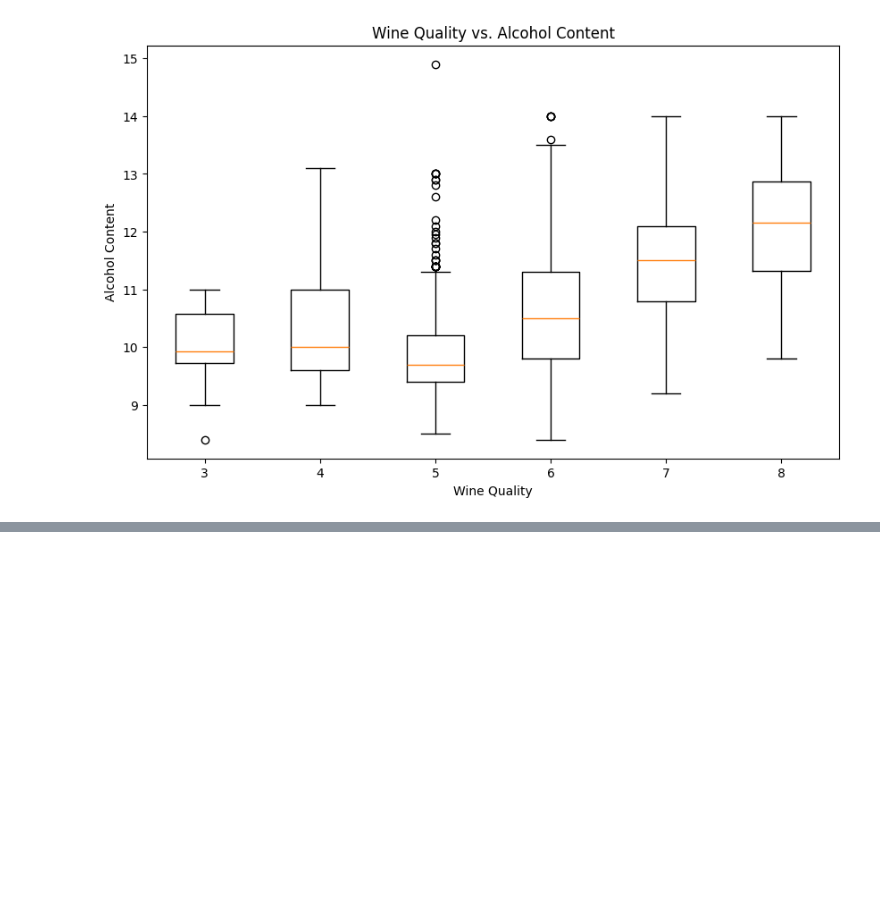
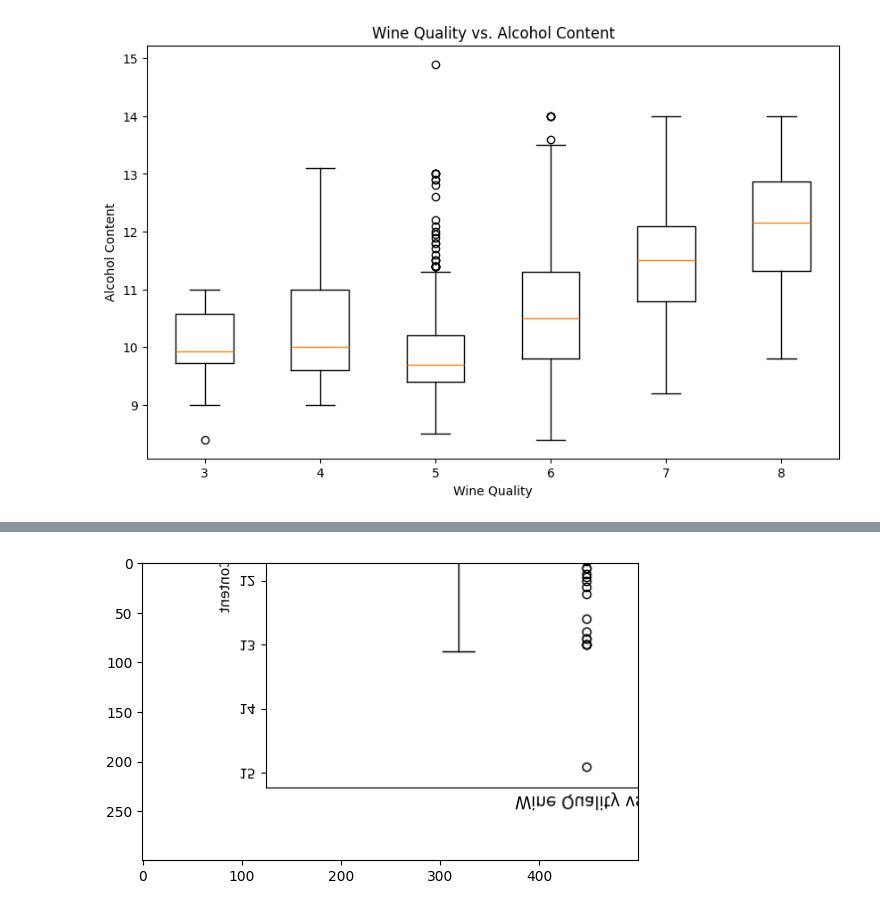
Before and after one commit to fii-optim-lab/RO-AI-Training, a Jupyter notebook: session01-Python-for-AI/03-PandasMaplotlib.ipynb, the cells around one changed output, grey strips where cells are left out. Saved outputs shown, nothing was run; the diff lists cells and outputs as text; code cells hidden in the pictures; blank space fills up the shorter version.

```diff
--- a/session01-Python-for-AI/03-PandasMaplotlib.ipynb
+++ b/session01-Python-for-AI/03-PandasMaplotlib.ipynb
@@ -215,0 +245,5 @@ plt.show()
+# %%
+plt.imshow(np.flip(array[:300, :500], 0))
+plt.show()
+# %% [output]
+[figure, added]
```
Also changed, not shown: parts of 11 cells of this notebook.
